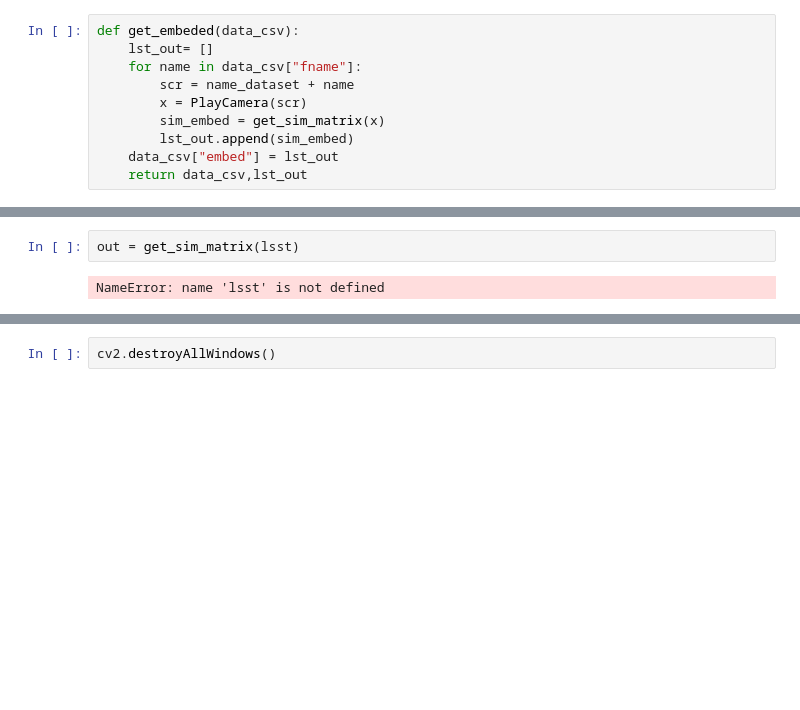
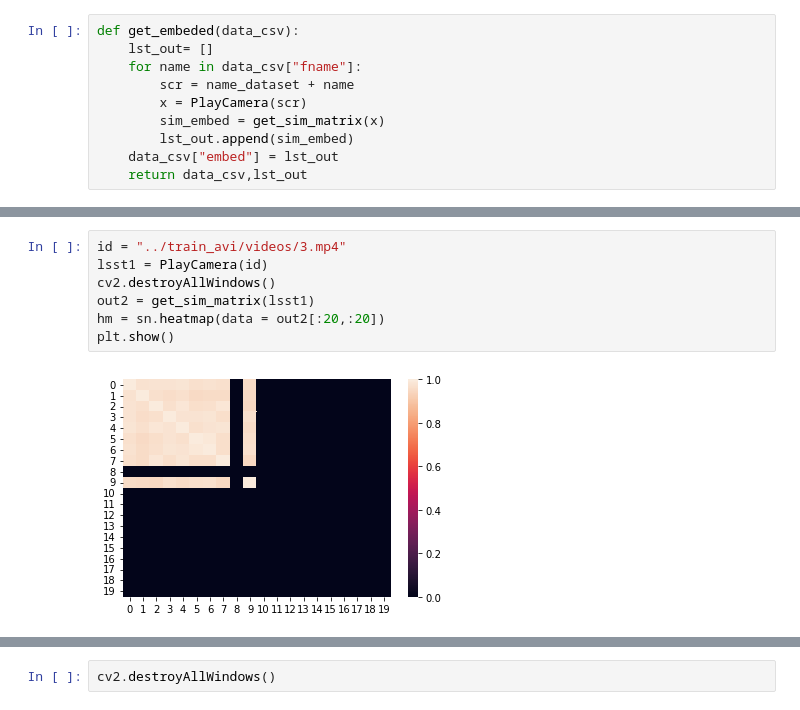
Before and after one commit to Truyen724/Zalo_liveness_Detection, a Jupyter notebook: test.ipynb, the cells around one changed output, grey strips where cells are left out. Drawn from its saved outputs; the diff is of its cells as text; blank space fills up the shorter version.

```diff
--- a/test.ipynb
+++ b/test.ipynb
@@ -141,4 +125,9 @@ print(lsst2.sum())
-# %%
-out = get_sim_matrix(lsst)
-# %% [output]
-NameError: name 'lsst' is not defined
+# %%
+id = "../train_avi/videos/3.mp4"
+lsst1 = PlayCamera(id)
+cv2.destroyAllWindows()
+out2 = get_sim_matrix(lsst1)
+hm = sn.heatmap(data = out2[:20,:20])
+plt.show()
+# %% [output]
+[figure, added]
```
Also changed, not shown: parts of 10 cells of this notebook, 2 other files.
